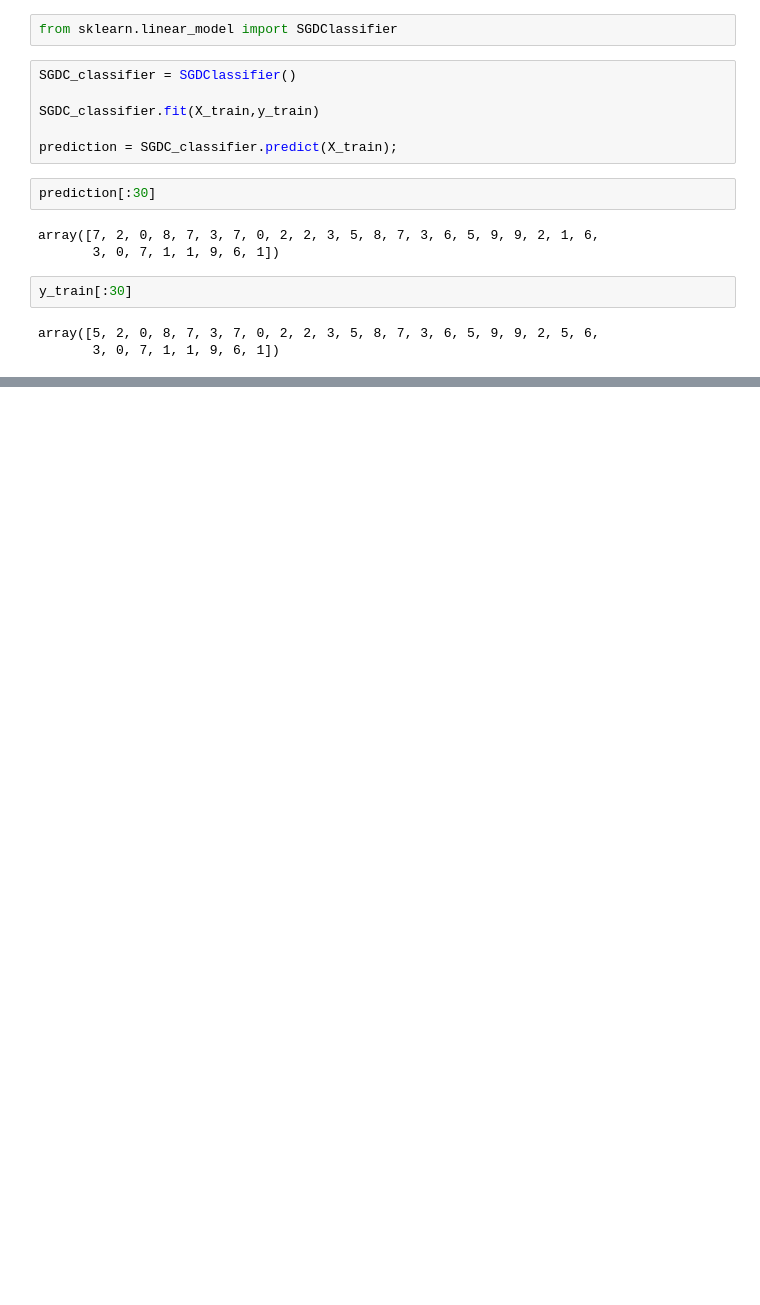
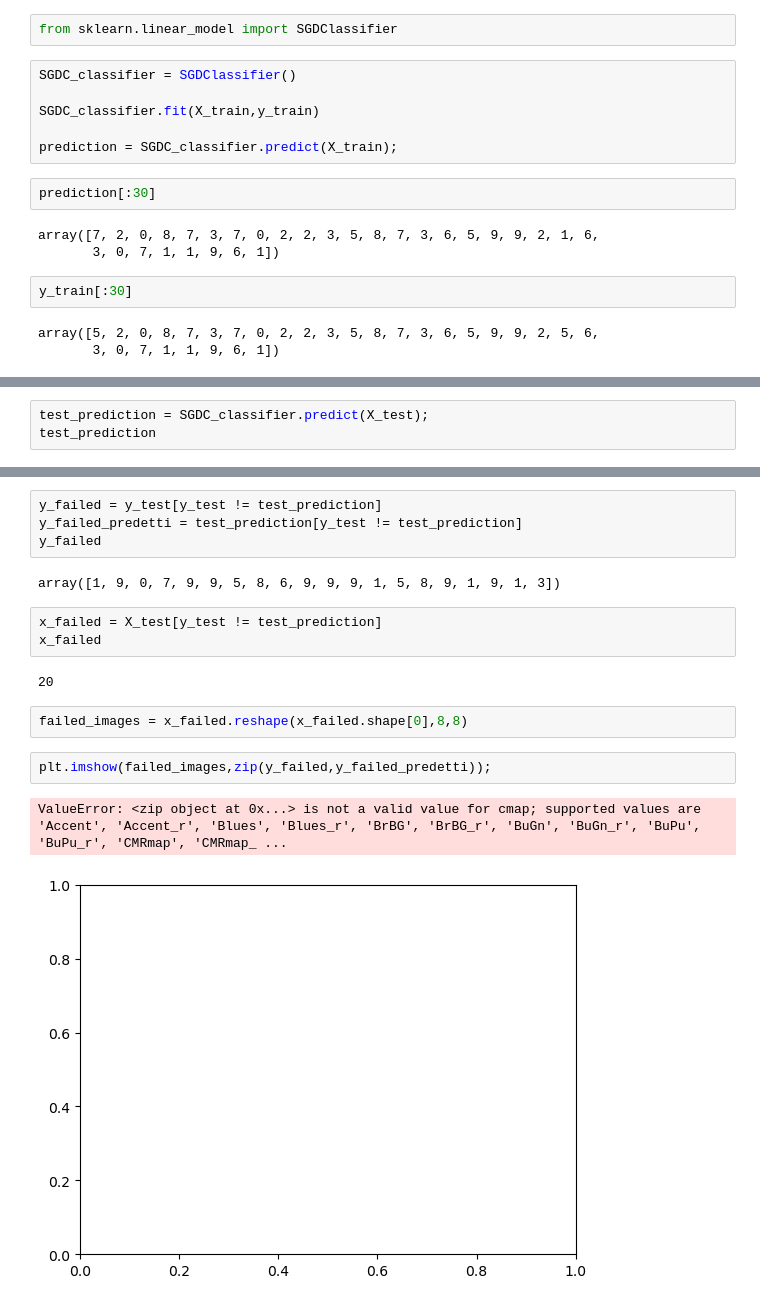
Before and after one commit to Svved/ITS_FirstProject, a Jupyter notebook: Esercizi/MNIST.ipynb, the cells around one changed output, grey strips where cells are left out. Drawn from its saved outputs; the diff is of its cells as text; blank space fills up the shorter version.

```diff
--- a/Esercizi/MNIST.ipynb
+++ b/Esercizi/MNIST.ipynb
@@ -343,0 +360,3 @@ print(errors)
+# %%
+test_prediction = SGDC_classifier.predict(X_test);
+test_prediction
@@ -343,0 +401,18 @@ print(errors)
+# %%
+y_failed = y_test[y_test != test_prediction]
+y_failed_predetti = test_prediction[y_test != test_prediction]
+y_failed
+# %% [output]
+array([1, 9, 0, 7, 9, 9, 5, 8, 6, 9, 9, 9, 1, 5, 8, 9, 1, 9, 1, 3])
+# %%
+x_failed = X_test[y_test != test_prediction]
+x_failed
+# %% [output]
+20
+# %%
+failed_images = x_failed.reshape(x_failed.shape[0],8,8)
+# %%
+plt.imshow(failed_images,zip(y_failed,y_failed_predetti));
+# %% [output]
+ValueError: <zip object at 0x...> is not a valid value for cmap; supported values are 'Accent', 'Accent_r', 'Blues', 'Blues_r', 'BrBG', 'BrBG_r', 'BuGn', 'BuGn_r', 'BuPu', 'BuPu_r', 'CMRmap', 'CMRmap_ ...
+[figure, added]
```
Also changed, not shown: parts of 9 cells of this notebook.
